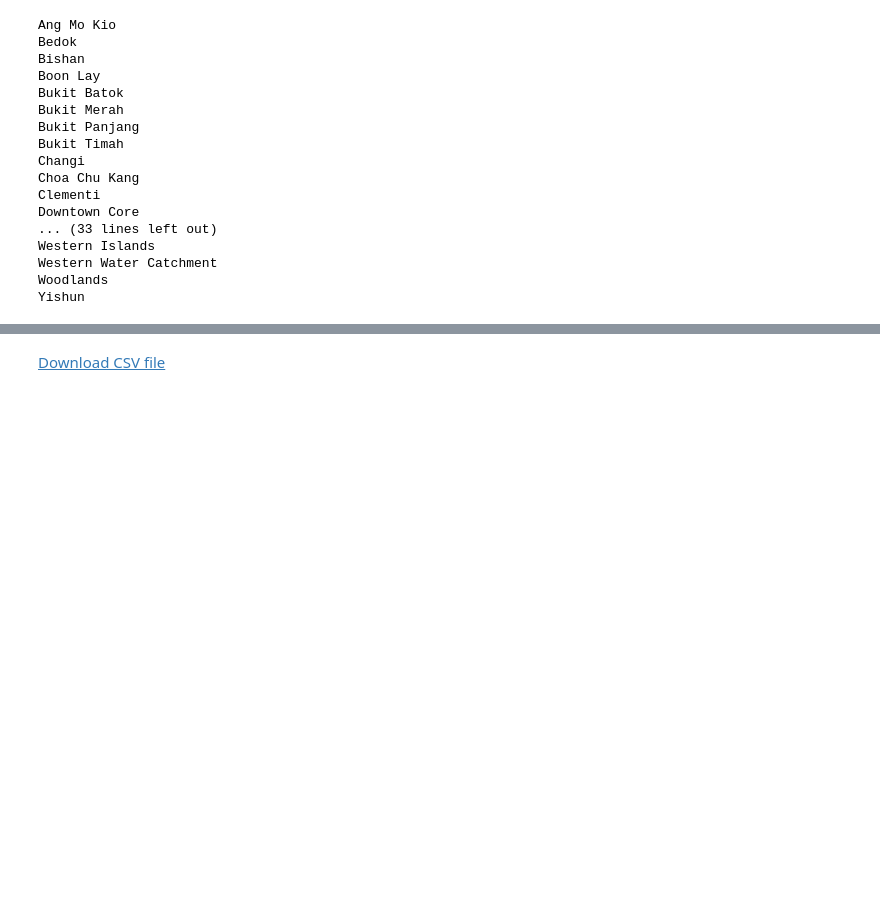
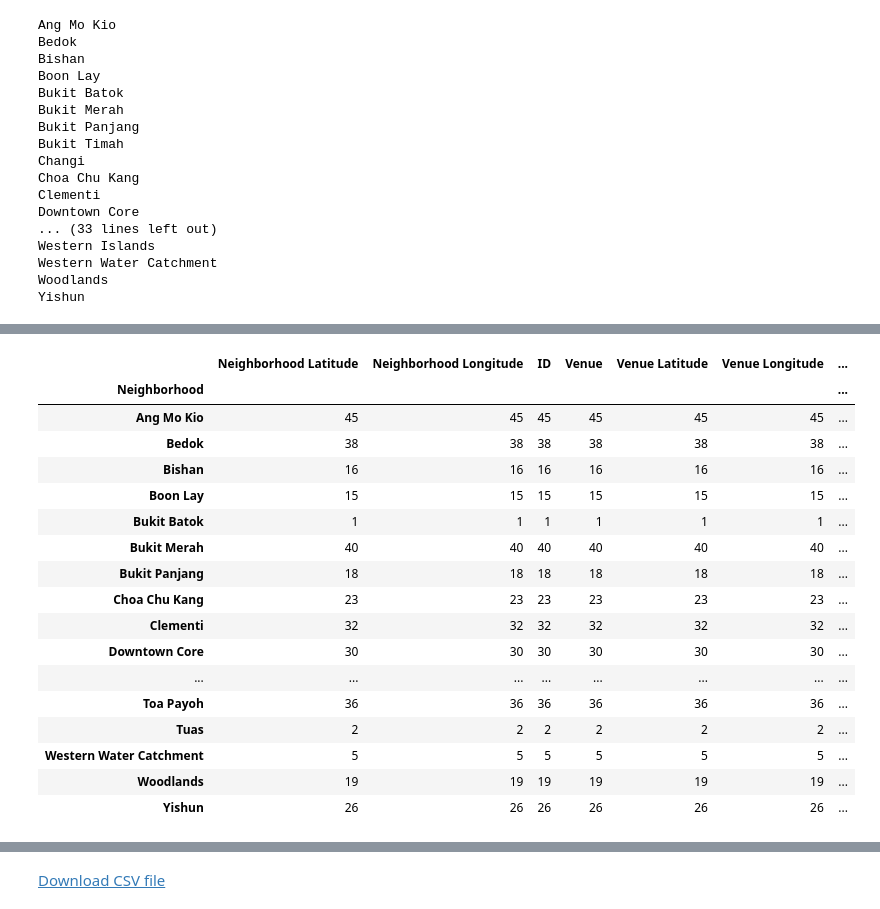
Before and after one commit to jiantleman/Coursera_Capstone, a Jupyter notebook: Capstone Project - The Battle of Neighborhoods.ipynb, the cells around one changed output, grey strips where cells are left out. Cells and saved outputs as stored; diff of their text form; code cells hidden in the pictures; blank space fills up the shorter version.

```diff
--- a/Capstone Project - The Battle of Neighborhoods.ipynb
+++ b/Capstone Project - The Battle of Neighborhoods.ipynb
@@ -338,0 +337,21 @@ food_venues.head()
+# %%
+food_venues.groupby('Neighborhood').count()
+# %% [output]
+|  | Neighborhood Latitude | Neighborhood Longitude | ID | Venue | Venue Latitude | Venue Longitude | ... |
+| Neighborhood |  |  |  |  |  |  | ... |
+| Ang Mo Kio | 45 | 45 | 45 | 45 | 45 | 45 | ... |
+| Bedok | 38 | 38 | 38 | 38 | 38 | 38 | ... |
+| Bishan | 16 | 16 | 16 | 16 | 16 | 16 | ... |
+| Boon Lay | 15 | 15 | 15 | 15 | 15 | 15 | ... |
+| Bukit Batok | 1 | 1 | 1 | 1 | 1 | 1 | ... |
+| Bukit Merah | 40 | 40 | 40 | 40 | 40 | 40 | ... |
+| Bukit Panjang | 18 | 18 | 18 | 18 | 18 | 18 | ... |
+| Choa Chu Kang | 23 | 23 | 23 | 23 | 23 | 23 | ... |
+| Clementi | 32 | 32 | 32 | 32 | 32 | 32 | ... |
+| Downtown Core | 30 | 30 | 30 | 30 | 30 | 30 | ... |
+| ... | ... | ... | ... | ... | ... | ... | ... |
+| Toa Payoh | 36 | 36 | 36 | 36 | 36 | 36 | ... |
+| Tuas | 2 | 2 | 2 | 2 | 2 | 2 | ... |
+| Western Water Catchment | 5 | 5 | 5 | 5 | 5 | 5 | ... |
+| Woodlands | 19 | 19 | 19 | 19 | 19 | 19 | ... |
+| Yishun | 26 | 26 | 26 | 26 | 26 | 26 | ... |
```
Also changed, not shown: parts of 33 cells of this notebook.
